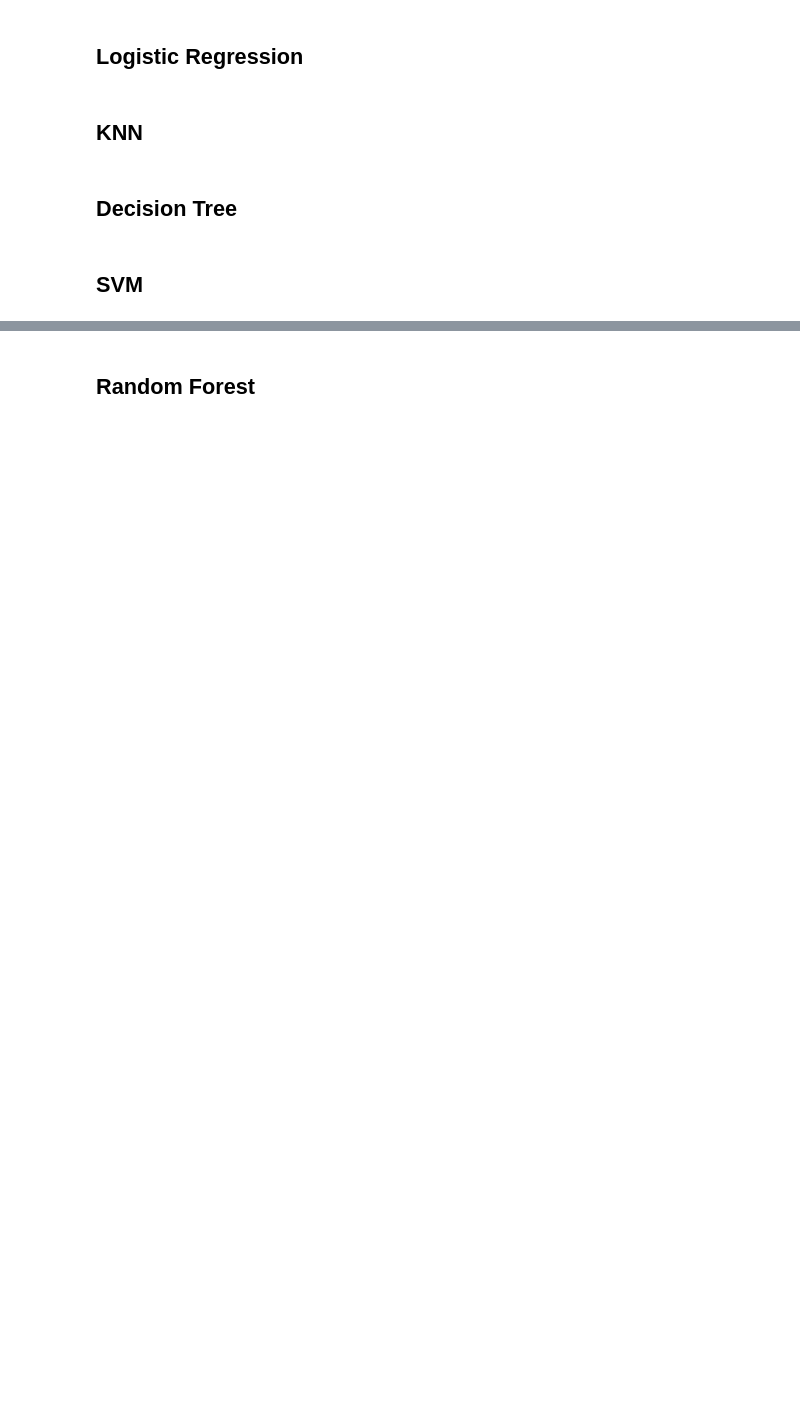
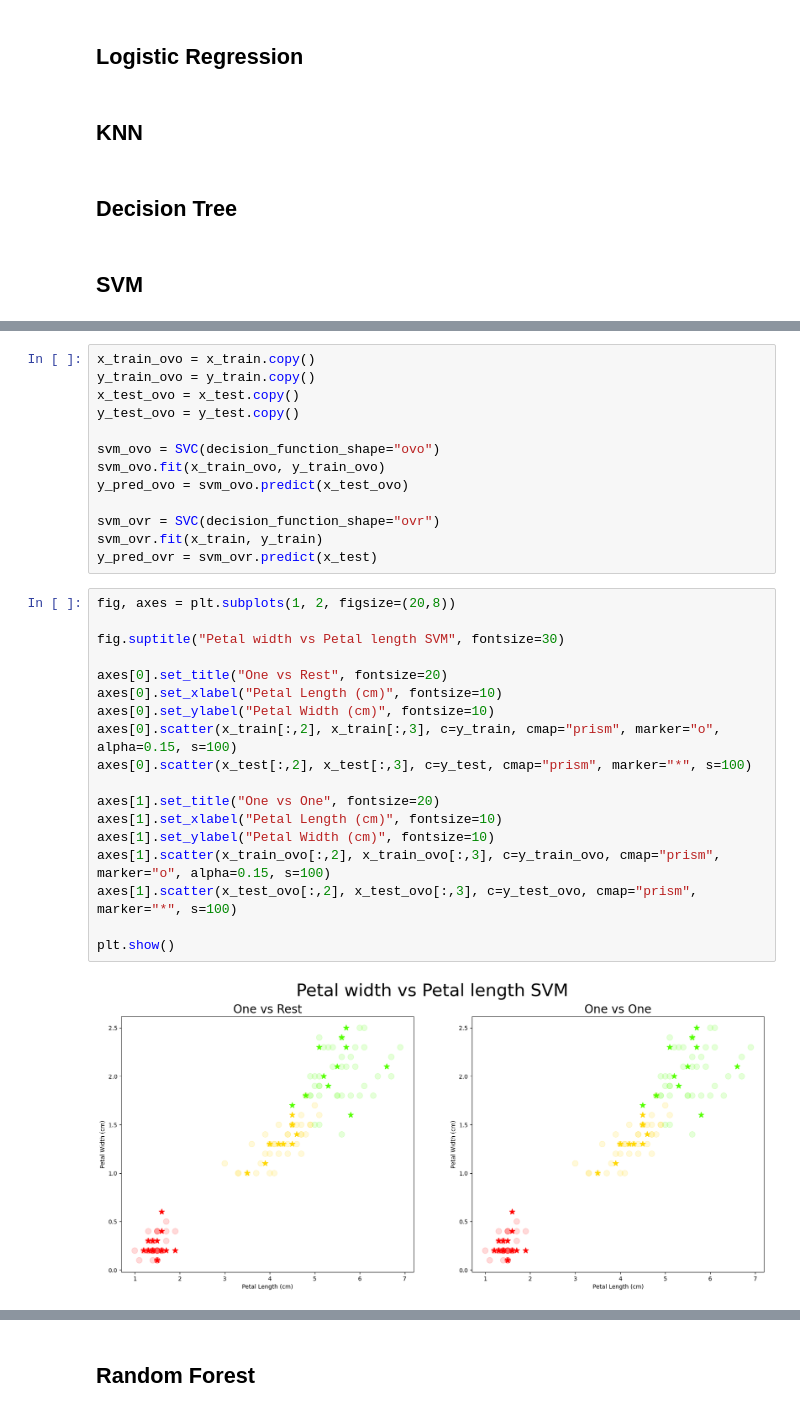
Before and after one commit to josep-audenis/Iris, a Jupyter notebook: iris.ipynb, the cells around one changed output, grey strips where cells are left out. Drawn from its saved outputs; the diff is of its cells as text; blank space fills up the shorter version.

```diff
--- a/iris.ipynb
+++ b/iris.ipynb
@@ -162,0 +182,33 @@ plt.show()
+# %%
+x_train_ovo = x_train.copy()
+y_train_ovo = y_train.copy()
+x_test_ovo = x_test.copy()
+y_test_ovo = y_test.copy()
+
+svm_ovo = SVC(decision_function_shape="ovo")
+svm_ovo.fit(x_train_ovo, y_train_ovo)
+y_pred_ovo = svm_ovo.predict(x_test_ovo)
+
+svm_ovr = SVC(decision_function_shape="ovr")
+svm_ovr.fit(x_train, y_train)
+y_pred_ovr = svm_ovr.predict(x_test)
+# %%
+fig, axes = plt.subplots(1, 2, figsize=(20,8))
+
+fig.suptitle("Petal width vs Petal length SVM", fontsize=30)
+
+axes[0].set_title("One vs Rest", fontsize=20)
+axes[0].set_xlabel("Petal Length (cm)", fontsize=10)
+axes[0].set_ylabel("Petal Width (cm)", fontsize=10)
+axes[0].scatter(x_train[:,2], x_train[:,3], c=y_train, cmap="prism", marker="o", alpha=0.15, s=100)
+axes[0].scatter(x_test[:,2], x_test[:,3], c=y_test, cmap="prism", marker="*", s=100)
+
+axes[1].set_title("One vs One", fontsize=20)
+axes[1].set_xlabel("Petal Length (cm)", fontsize=10)
+axes[1].set_ylabel("Petal Width (cm)", fontsize=10)
+axes[1].scatter(x_train_ovo[:,2], x_train_ovo[:,3], c=y_train_ovo, cmap="prism", marker="o", alpha=0.15, s=100)
+axes[1].scatter(x_test_ovo[:,2], x_test_ovo[:,3], c=y_test_ovo, cmap="prism", marker="*", s=100)
+
+plt.show()
+# %% [output]
+[figure, added]
```
Also changed, not shown: parts of 11 cells of this notebook.
